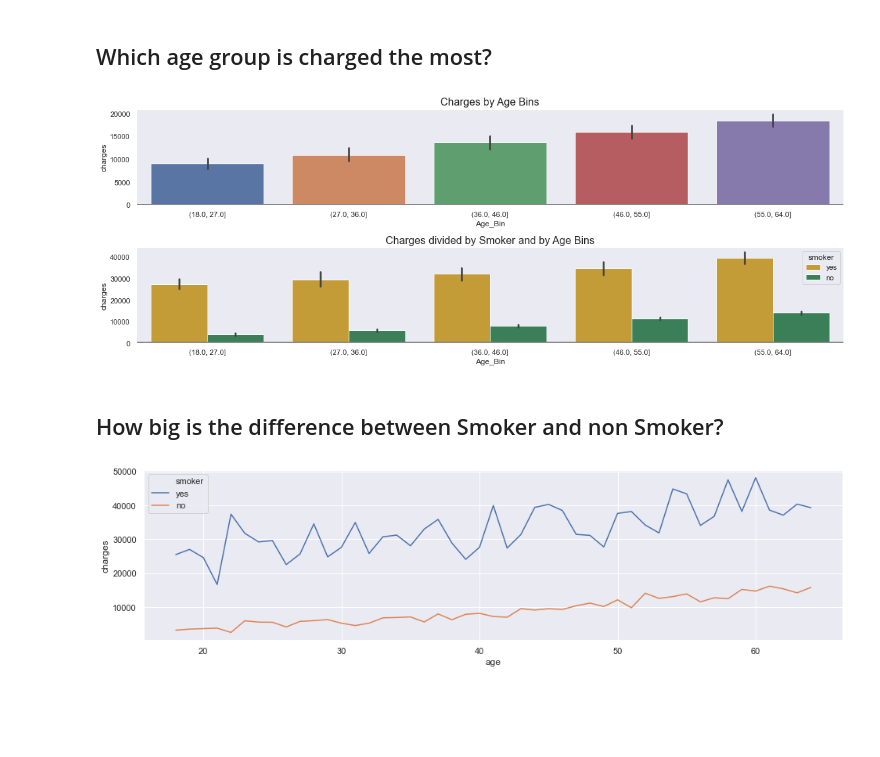
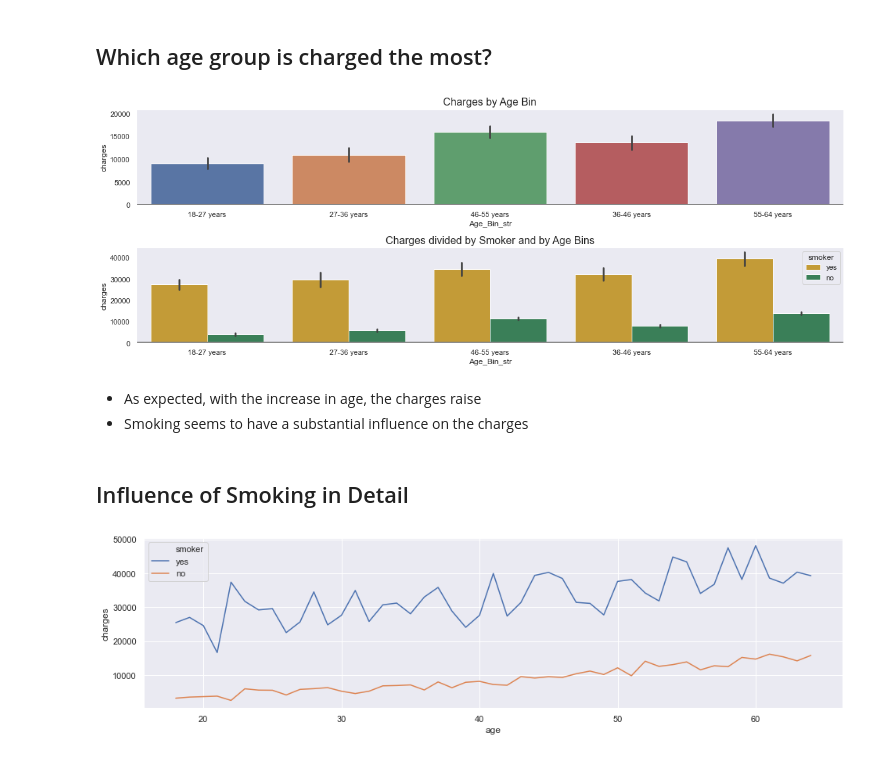
Before and after one commit to rm-kara/Medical-Insurance-Costs, a Jupyter notebook: med-costs.ipynb, the cells around one changed output. Drawn from its saved outputs; the diff is of its cells as text; code cells hidden in the pictures; blank space fills up the shorter version.

```diff
--- a/med-costs.ipynb
+++ b/med-costs.ipynb
@@ -66,24 +68,29 @@ data.describe().T
 ## Which age group is charged the most?
 # %%
 data['Age_Bin'] = pd.cut(data['age'], bins=5, precision=0)
+# %%
+data['Age_Bin_str'] = data['Age_Bin'].astype(str).str.replace("(", "").str.replace("]", "").str.replace(", ", "-").str.replace(".0", "")+" years"
 # %%
 fig, axs = plt.subplots(2, figsize=(16,6))
 axs[0].grid()
 axs[0].axhline(y=0, color='grey', linewidth=4)
-axs[0].set_title('Charges by Age Bins', fontsize=16)
-sns.barplot(x=data['Age_Bin'], y=data['charges'], ax=axs[0])
+axs[0].set_title('Charges by Age Bin', fontsize=16)
+sns.barplot(x=data['Age_Bin_str'], y=data['charges'], ax=axs[0])
 
 axs[1].grid()
 axs[1].axhline(y=0, color='grey', linewidth=4)
 axs[1].set_title('Charges divided by Smoker and by Age Bins', fontsize=16)
-sns.barplot(x=data['Age_Bin'], y=data['charges'], hue=data['smoker'], palette={'yes':'goldenrod', 'no':'seagreen'}, ax=axs[1])
+sns.barplot(x=data['Age_Bin_str'], y=data['charges'], hue=data['smoker'], palette={'yes':'goldenrod', 'no':'seagreen'}, ax=axs[1])
 
 plt.tight_layout()
 plt.show()
 # %% [output]
-[figure, old version]
+[figure, new version]
-# %% [markdown]
-## How big is the difference between Smoker and non Smoker?
+# %% [markdown]
+* As expected, with the increase in age, the charges raise
+* Smoking seems to have a substantial influence on the charges
+# %% [markdown]
+## Influence of Smoking in Detail
 # %%
 plt.figure(figsize=(16,4))
 sns.lineplot(x='age', y='charges', data=data, hue='smoker', err_style=None)
```
Also changed, not shown: parts of 27 cells of this notebook, 1 other file.
